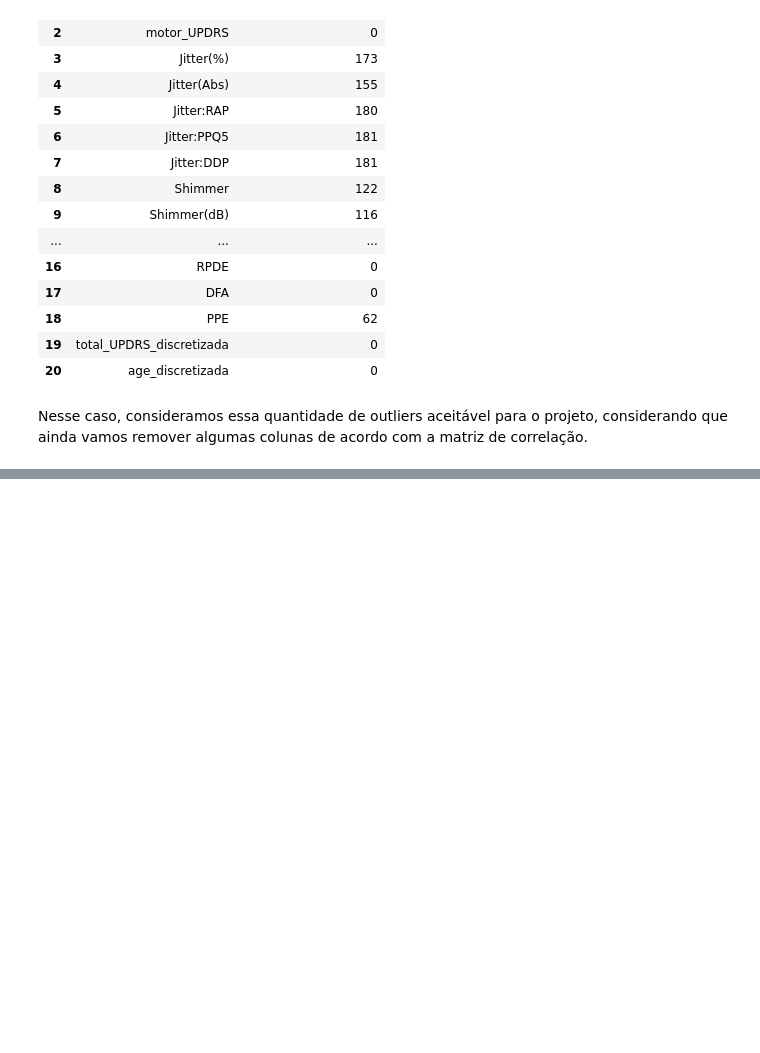
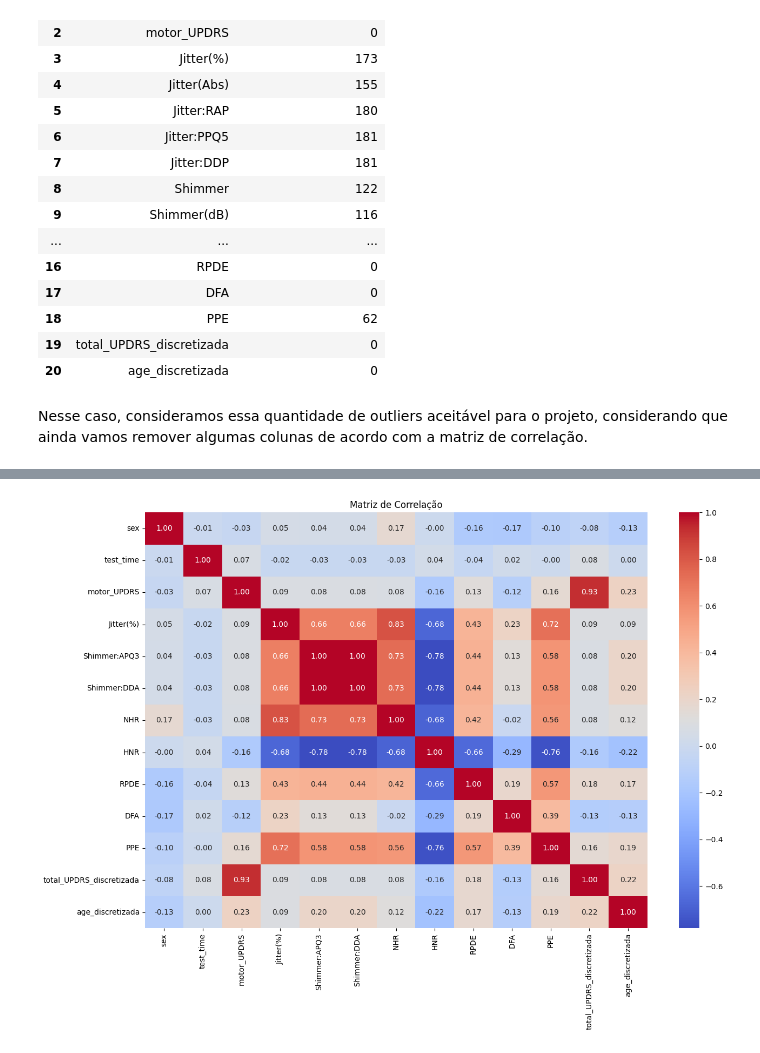
Before and after one commit to KacioSilva/ProjetoAM, a Jupyter notebook: Prova_AM.ipynb, the cells around one changed output, grey strips where cells are left out. Saved outputs shown, nothing was run; the diff lists cells and outputs as text; code cells hidden in the pictures; blank space fills up the shorter version.

```diff
--- a/Prova_AM.ipynb
+++ b/Prova_AM.ipynb
@@ -879,0 +907,8 @@ Nesse caso, consideramos essa quantidade de outliers aceitável para o projeto,
+# %%
+df.drop(columns='Jitter(Abs)', axis=1, inplace=True)
+
+df.drop(columns='Jitter:RAP', axis=1, inplace=True)
+
+df.drop(columns='Jitter:PPQ5', axis=1, inplace=True)
+
+df.drop(columns='Jitter:DDP', axis=1, inplace=True)
@@ -879,0 +917,5 @@ Nesse caso, consideramos essa quantidade de outliers aceitável para o projeto,
+# %%
+df.drop(columns='Shimmer', axis=1, inplace=True)
+df.drop(columns='Shimmer(dB)', axis=1, inplace=True)
+df.drop(columns='Shimmer:APQ5', axis=1, inplace=True)
+df.drop(columns='Shimmer:APQ11', axis=1, inplace=True)
@@ -879,0 +945,9 @@ Nesse caso, consideramos essa quantidade de outliers aceitável para o projeto,
+# %%
+correlation_matrix = df.corr()
+
+plt.figure(figsize=(15, 10))
+sns.heatmap(correlation_matrix, annot=True, cmap='coolwarm', fmt=".2f")
+plt.title('Matriz de Correlação')
+plt.show()
+# %% [output]
+[figure, added]
```
Also changed, not shown: parts of 12 cells of this notebook.
